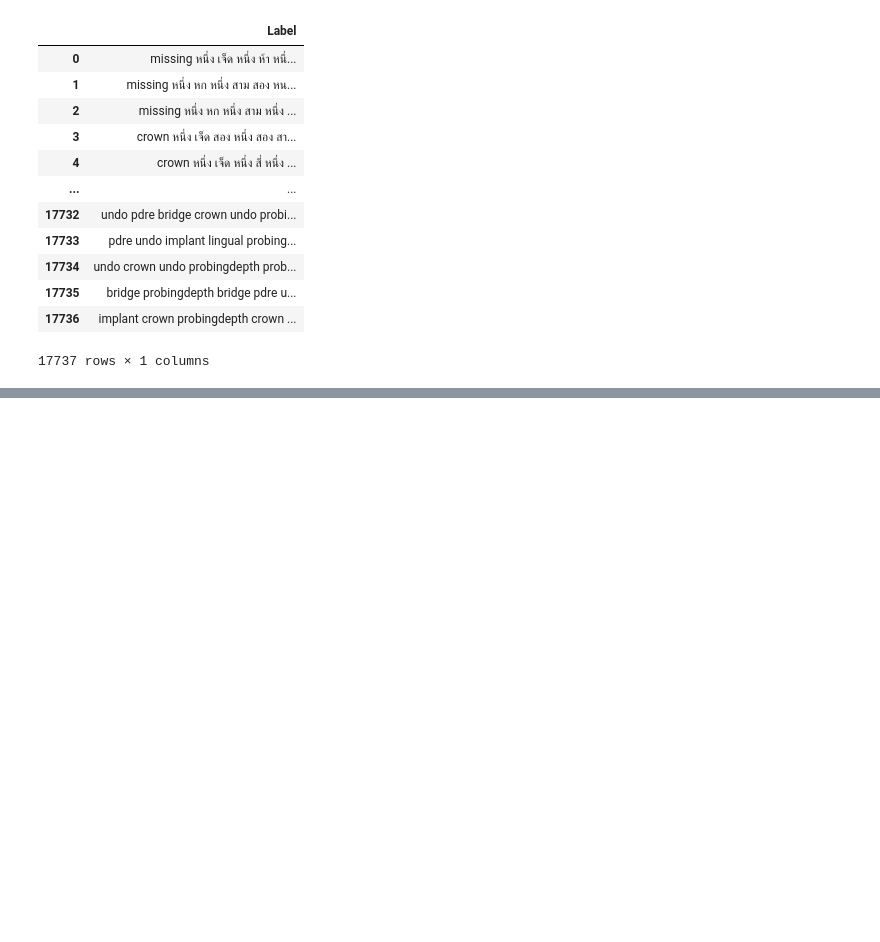
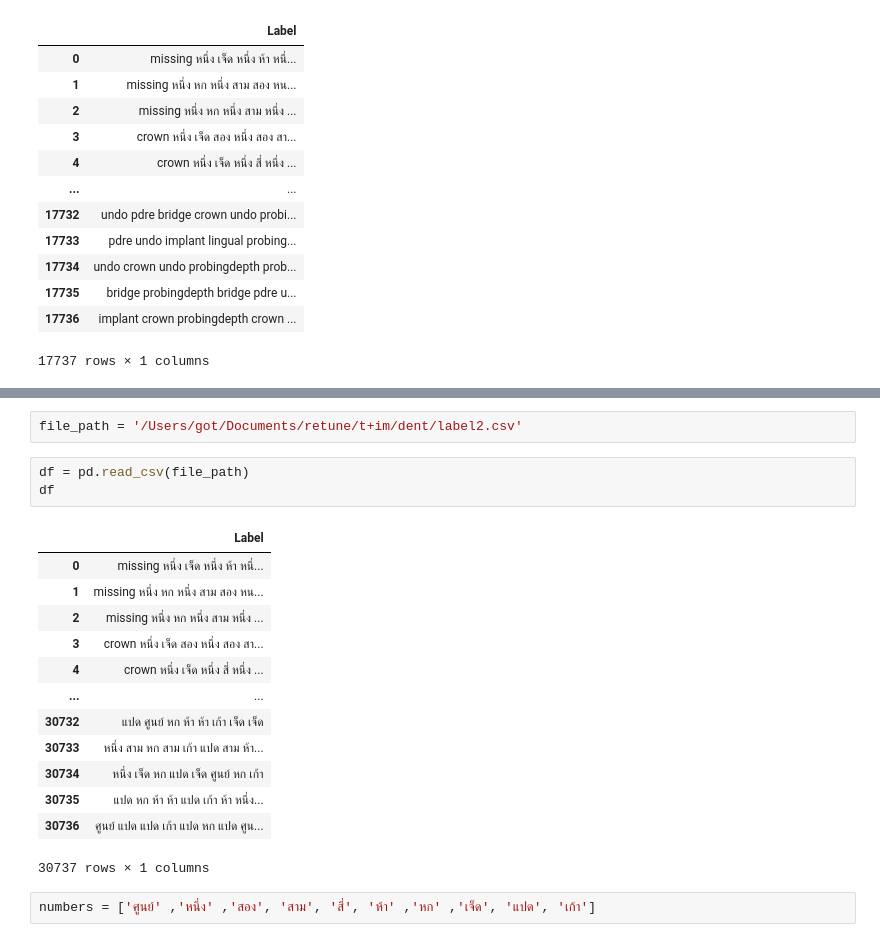
Before and after one commit to gotnps/retune, a Jupyter notebook: dent/generateLmData.ipynb, the cells around one changed output, grey strips where cells are left out. Saved outputs shown, nothing was run; the diff lists cells and outputs as text; blank space fills up the shorter version.

```diff
--- a/dent/generateLmData.ipynb
+++ b/dent/generateLmData.ipynb
@@ -294,0 +565,21 @@ df
+# %%
+file_path = '/Users/got/Documents/retune/t+im/dent/label2.csv'
+# %%
+df = pd.read_csv(file_path)
+df
+# %% [output]
+|  | Label |
+| 0 | missing หนึ่ง เจ็ด หนึ่ง ห้า หนึ่... |
+| 1 | missing หนึ่ง หก หนึ่ง สาม สอง หน... |
+| 2 | missing หนึ่ง หก หนึ่ง สาม หนึ่ง ... |
+| 3 | crown หนึ่ง เจ็ด สอง หนึ่ง สอง สา... |
+| 4 | crown หนึ่ง เจ็ด หนึ่ง สี่ หนึ่ง ... |
+| ... | ... |
+| 30732 | แปด ศูนย์ หก ห้า ห้า เก้า เจ็ด เจ็ด |
+| 30733 | หนึ่ง สาม หก สาม เก้า แปด สาม ห้า... |
+| 30734 | หนึ่ง เจ็ด หก แปด เจ็ด ศูนย์ หก เก้า |
+| 30735 | แปด หก ห้า ห้า แปด เก้า ห้า หนึ่ง... |
+| 30736 | ศูนย์ แปด แปด เก้า แปด หก แปด ศูน... |
+30737 rows × 1 columns
+# %%
+numbers = ['ศูนย์' ,'หนึ่ง' ,'สอง', 'สาม', 'สี่', 'ห้า' ,'หก' ,'เจ็ด', 'แปด', 'เก้า']
```
Also changed, not shown: parts of 47 cells of this notebook, 47 other files.
